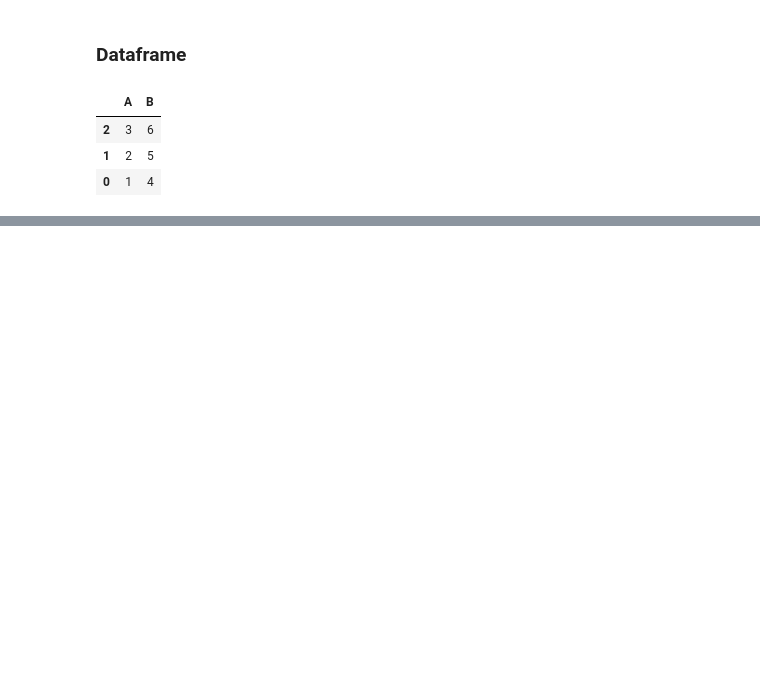
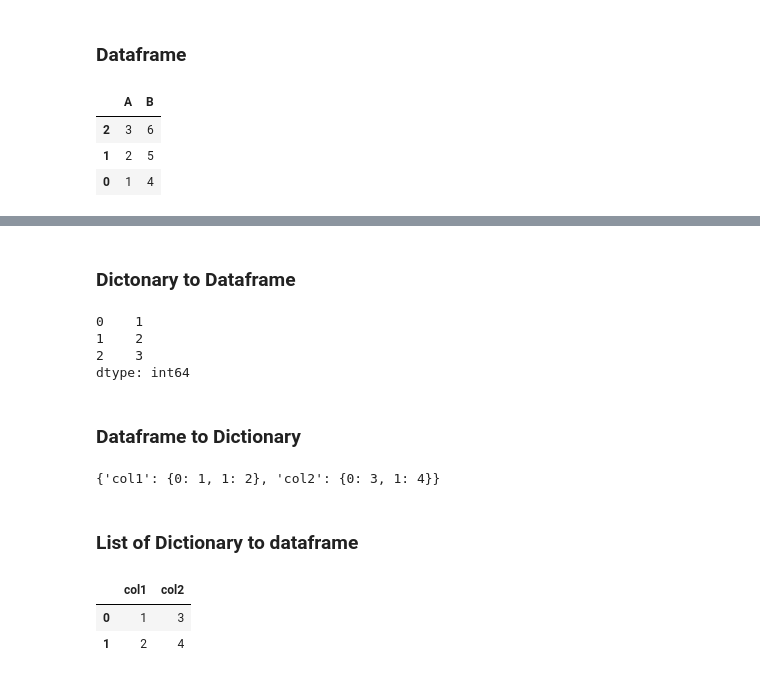
Before and after one commit to priyankconnect/MyProjects, a Jupyter notebook: Python Data Structures/Python Data Structures.ipynb, the cells around one changed output, grey strips where cells are left out. Drawn from its saved outputs; the diff is of its cells as text; code cells hidden in the pictures; blank space fills up the shorter version.

```diff
--- a/Python Data Structures/Python Data Structures.ipynb
+++ b/Python Data Structures/Python Data Structures.ipynb
@@ -526,0 +620,29 @@ reversed_df
+# %% [markdown]
+### Dictonary to Dataframe
+# %%
+dict_obj = {'col1': [1, 2], 'col2': [3, 4]}
+df = pd.DataFrame(dict_obj)
+df
+# %% [output]
+0    1
+1    2
+2    3
+dtype: int64
+# %% [markdown]
+###  Dataframe to Dictionary
+# %%
+df = pd.DataFrame({'col1': [1, 2], 'col2': [3, 4]})
+dict_obj = df.to_dict()
+dict_obj
+# %% [output]
+{'col1': {0: 1, 1: 2}, 'col2': {0: 3, 1: 4}}
+# %% [markdown]
+###  List of Dictionary to dataframe
+# %%
+lst_of_dicts = [{'col1': 1, 'col2': 3}, {'col1': 2, 'col2': 4}]
+df = pd.DataFrame(lst_of_dicts)
+df
+# %% [output]
+|  | col1 | col2 |
+| 0 | 1 | 3 |
+| 1 | 2 | 4 |
```
Also changed, not shown: parts of 42 cells of this notebook.
